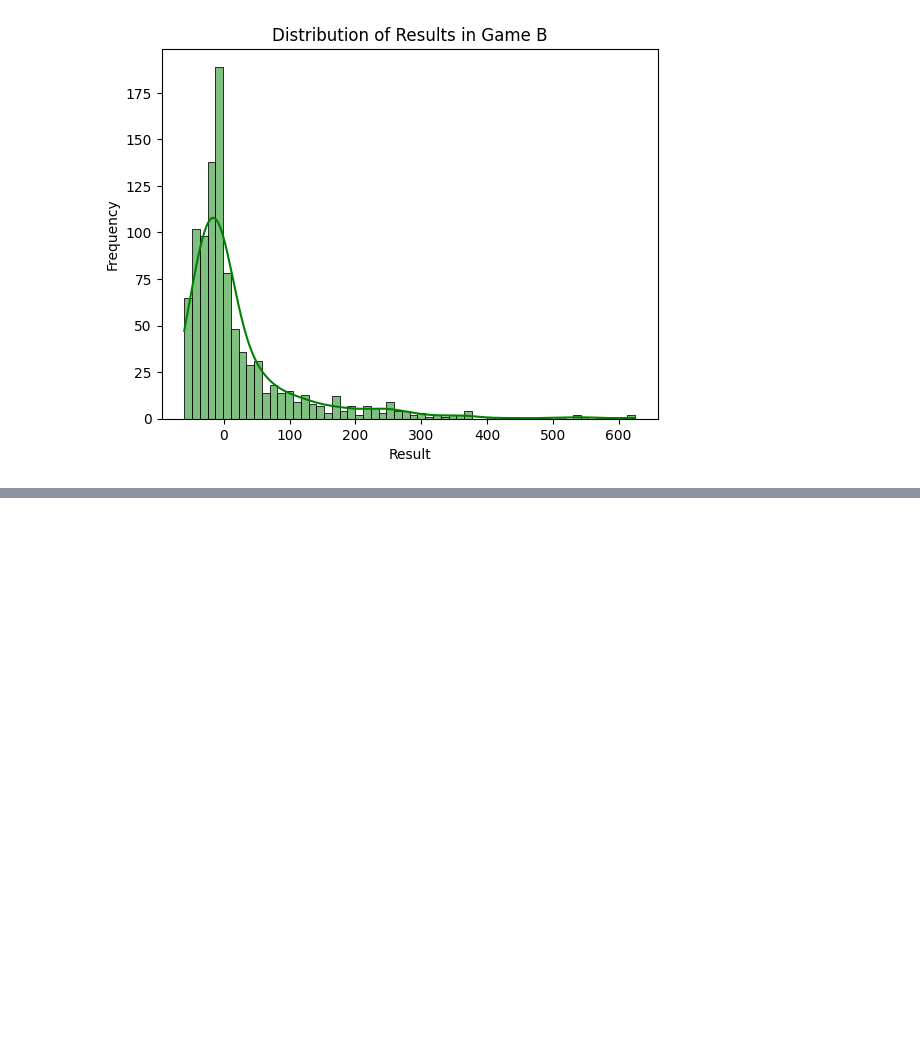
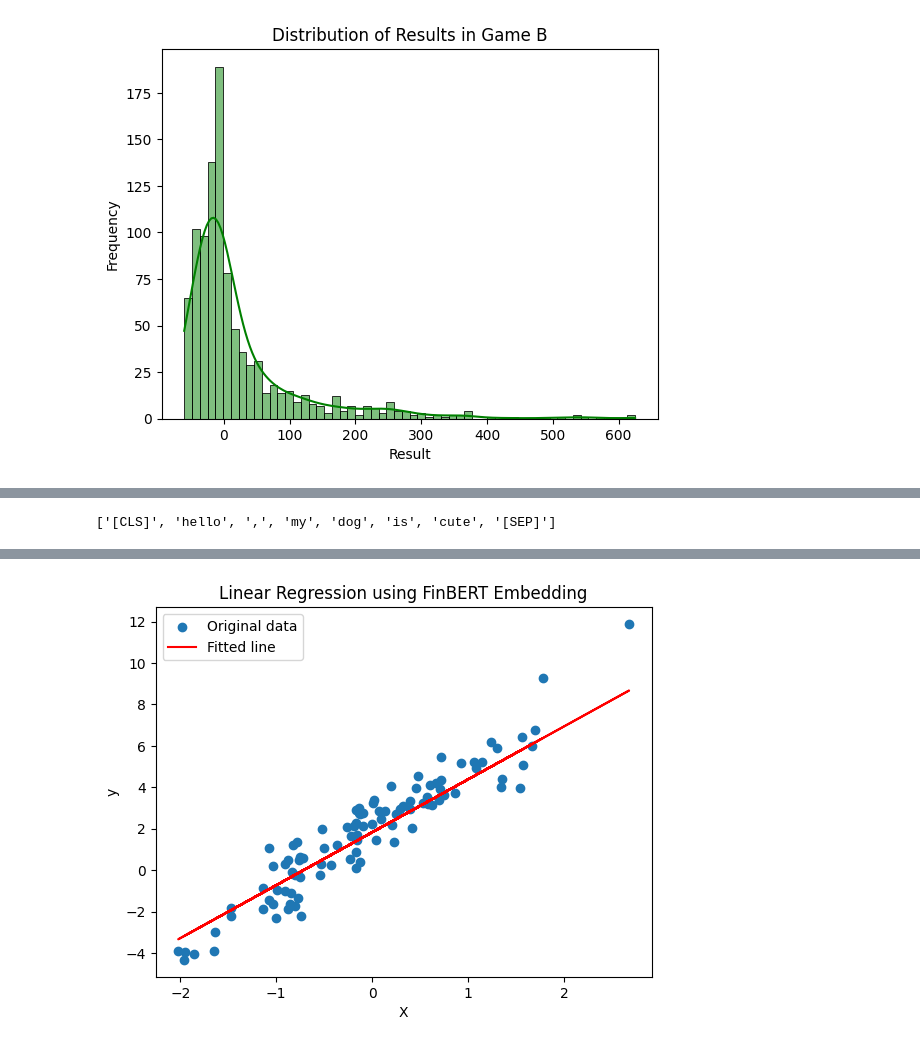
Before and after one commit to sushanthkumar2004/stat157, a Jupyter notebook: main.ipynb, the cells around one changed output, grey strips where cells are left out. Drawn from its saved outputs; the diff is of its cells as text; code cells hidden in the pictures; blank space fills up the shorter version.

Commit message:
add finBERT embedding code w/o LFS

```diff
--- a/main.ipynb
+++ b/main.ipynb
@@ -216,0 +275,65 @@ Average Result: 23.67
+# %%
+# import finBERT
+from finbert_embedding.embedding import FinbertEmbedding
+
+# Load the finBERT model
+finbert = FinbertEmbedding()
+
+# Get the embedding for the input text
+text = "Hello, my dog is cute"
+embedding = finbert.process_text(text)
+
+print(embedding)
+# %% [output]
+['[CLS]', 'hello', ',', 'my', 'dog', 'is', 'cute', '[SEP]']
+# %%
+# Create a simple linear regression model
+import torch
+from torch import nn
+from torch.optim import SGD
+
+# Define the model
+class LinearRegression(nn.Module):
+    def __init__(self):
+        super(LinearRegression, self).__init__()
+        self.linear = nn.Linear(1, 1)
+
+    def forward(self, x):
+        return self.linear(x)
+
+# Create the model
+model = LinearRegression()
+
+# Define the loss function and optimizer
+criterion = nn.MSELoss()
+optimizer = SGD(model.parameters(), lr=0.01)
+
+# Generate some random data
+X = torch.randn(100, 1)
+y = 3 * X + 2 + torch.randn(100, 1)
+
+# Train the model
+for epoch in range(100):
+    # Forward pass
+    outputs = model(X)
+    loss = criterion(outputs, y)
+
+    # Backward pass and optimization
+    optimizer.zero_grad()
+    loss.backward()
+    optimizer.step()
+
+    if (epoch+1) % 10 == 0:
+        print(f'Epoch [{epoch+1}/100], Loss: {loss.item():.4f}')
+
+# Plot the data and the model
+import matplotlib.pyplot as plt
+
+plt.scatter(X, y, label='Original data')
+plt.plot(X, model(X).detach().numpy(), color='red', label='Fitted line')
+plt.legend()
+plt.xlabel("X")
+plt.ylabel("y")
+plt.title("Linear Regression using FinBERT Embedding")
+plt.show()
+# %% [output]
@@ -216,0 +350 @@ Average Result: 23.67
+[figure, added]
```
Also changed, not shown: parts of 6 cells of this notebook, 3 other files.
